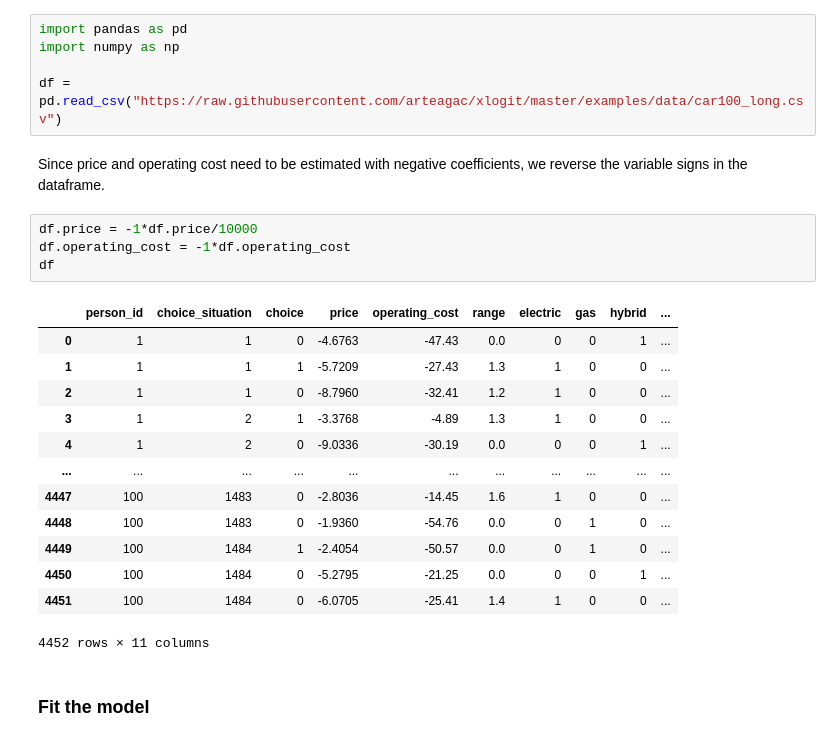
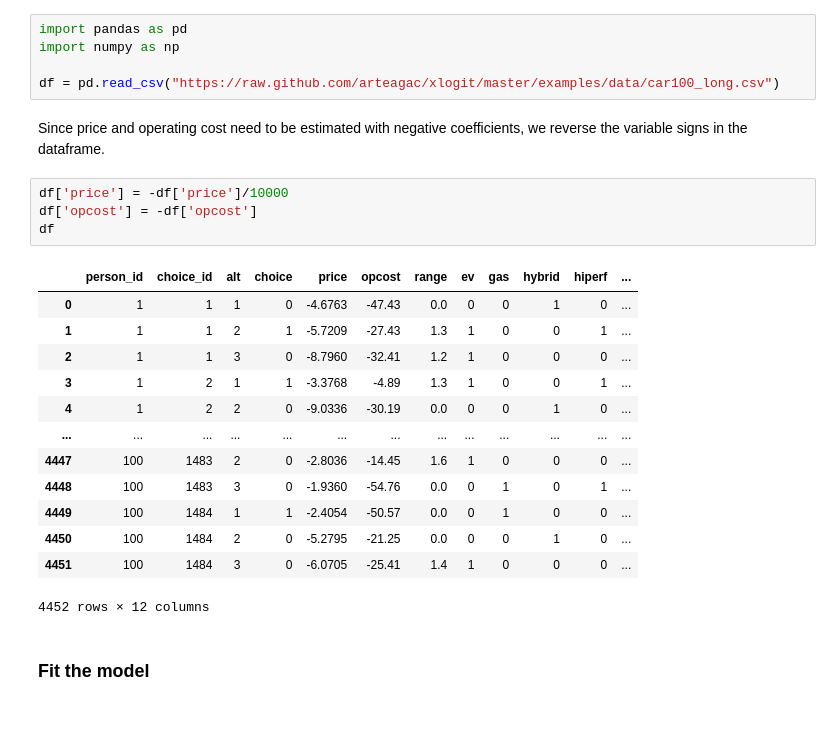
Before and after one commit to arteagac/xlogit, a Jupyter notebook: examples/mixed_logit_model.ipynb, the cells around one changed output. Drawn from its saved outputs; the diff is of its cells as text.

Commit message:
Mixed logit examples updated

```diff
--- a/examples/mixed_logit_model.ipynb
+++ b/examples/mixed_logit_model.ipynb
@@ -316,27 +282,27 @@ The third example uses a stated preference panel dataset for choice of car. Thre
 import pandas as pd
 import numpy as np
 
-df = pd.read_csv("https://raw.githubusercontent.com/arteagac/xlogit/master/examples/data/car100_long.csv")
+df = pd.read_csv("https://raw.github.com/arteagac/xlogit/master/examples/data/car100_long.csv")
 # %% [markdown]
 Since price and operating cost need to be estimated with negative coefficients, we reverse the variable signs in the dataframe.
 # %%
-df.price = -1*df.price/10000
-df.operating_cost = -1*df.operating_cost
+df['price'] = -df['price']/10000
+df['opcost'] = -df['opcost']
 df
 # %% [output]
-|  | person_id | choice_situation | choice | price | operating_cost | range | electric | gas | hybrid | ... |
-| 0 | 1 | 1 | 0 | -4.6763 | -47.43 | 0.0 | 0 | 0 | 1 | ... |
-| 1 | 1 | 1 | 1 | -5.7209 | -27.43 | 1.3 | 1 | 0 | 0 | ... |
-| 2 | 1 | 1 | 0 | -8.7960 | -32.41 | 1.2 | 1 | 0 | 0 | ... |
-| 3 | 1 | 2 | 1 | -3.3768 | -4.89 | 1.3 | 1 | 0 | 0 | ... |
-| 4 | 1 | 2 | 0 | -9.0336 | -30.19 | 0.0 | 0 | 0 | 1 | ... |
-| ... | ... | ... | ... | ... | ... | ... | ... | ... | ... | ... |
-| 4447 | 100 | 1483 | 0 | -2.8036 | -14.45 | 1.6 | 1 | 0 | 0 | ... |
-| 4448 | 100 | 1483 | 0 | -1.9360 | -54.76 | 0.0 | 0 | 1 | 0 | ... |
-| 4449 | 100 | 1484 | 1 | -2.4054 | -50.57 | 0.0 | 0 | 1 | 0 | ... |
-| 4450 | 100 | 1484 | 0 | -5.2795 | -21.25 | 0.0 | 0 | 0 | 1 | ... |
-| 4451 | 100 | 1484 | 0 | -6.0705 | -25.41 | 1.4 | 1 | 0 | 0 | ... |
+|  | person_id | choice_id | alt | choice | price | opcost | range | ev | gas | hybrid | hiperf | ... |
+| 0 | 1 | 1 | 1 | 0 | -4.6763 | -47.43 | 0.0 | 0 | 0 | 1 | 0 | ... |
+| 1 | 1 | 1 | 2 | 1 | -5.7209 | -27.43 | 1.3 | 1 | 0 | 0 | 1 | ... |
+| 2 | 1 | 1 | 3 | 0 | -8.7960 | -32.41 | 1.2 | 1 | 0 | 0 | 0 | ... |
+| 3 | 1 | 2 | 1 | 1 | -3.3768 | -4.89 | 1.3 | 1 | 0 | 0 | 1 | ... |
+| 4 | 1 | 2 | 2 | 0 | -9.0336 | -30.19 | 0.0 | 0 | 0 | 1 | 0 | ... |
+| ... | ... | ... | ... | ... | ... | ... | ... | ... | ... | ... | ... | ... |
+| 4447 | 100 | 1483 | 2 | 0 | -2.8036 | -14.45 | 1.6 | 1 | 0 | 0 | 0 | ... |
+| 4448 | 100 | 1483 | 3 | 0 | -1.9360 | -54.76 | 0.0 | 0 | 1 | 0 | 1 | ... |
+| 4449 | 100 | 1484 | 1 | 1 | -2.4054 | -50.57 | 0.0 | 0 | 1 | 0 | 0 | ... |
+| 4450 | 100 | 1484 | 2 | 0 | -5.2795 | -21.25 | 0.0 | 0 | 0 | 1 | 0 | ... |
+| 4451 | 100 | 1484 | 3 | 0 | -6.0705 | -25.41 | 1.4 | 1 | 0 | 0 | 0 | ... |
-4452 rows × 11 columns
+4452 rows × 12 columns
 # %% [markdown]
 ### Fit the model
 # %%
```
Also changed, not shown: parts of 57 cells of this notebook.
